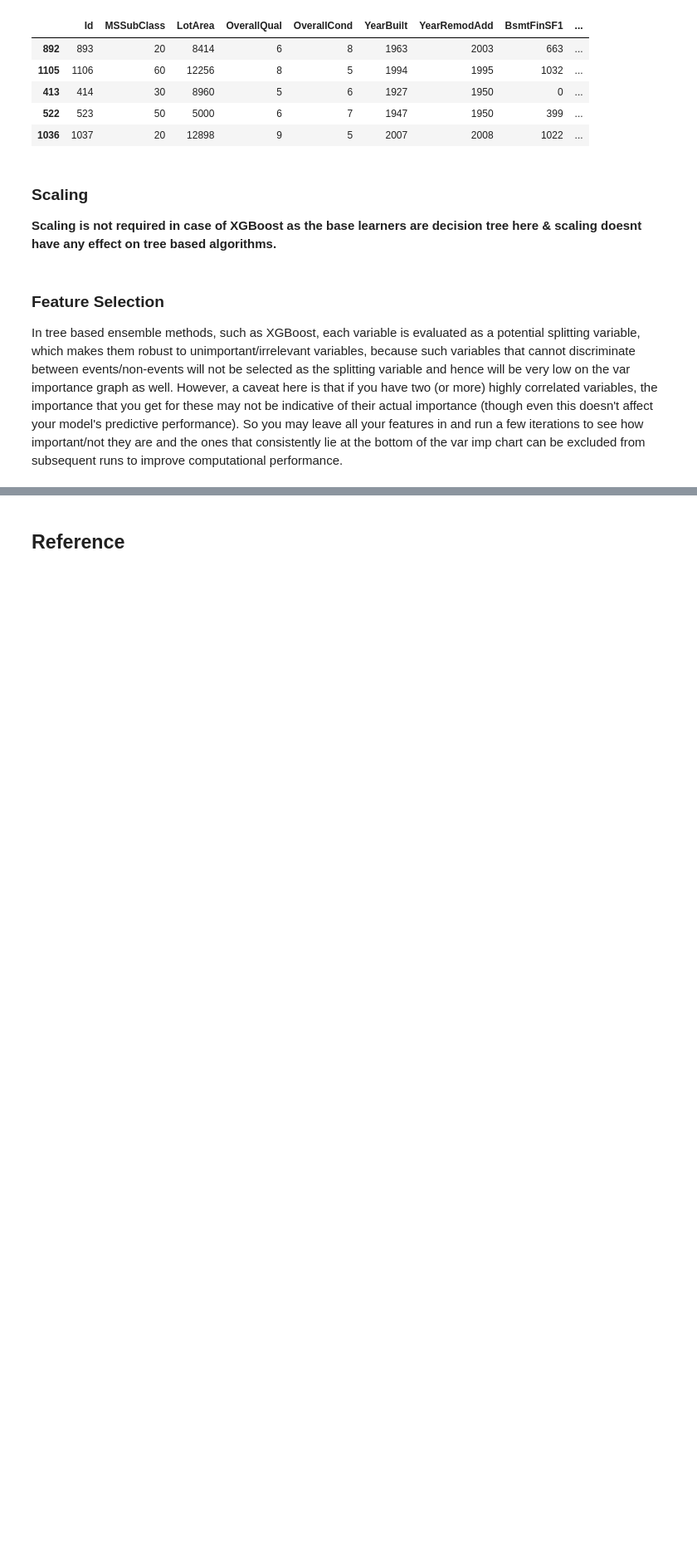
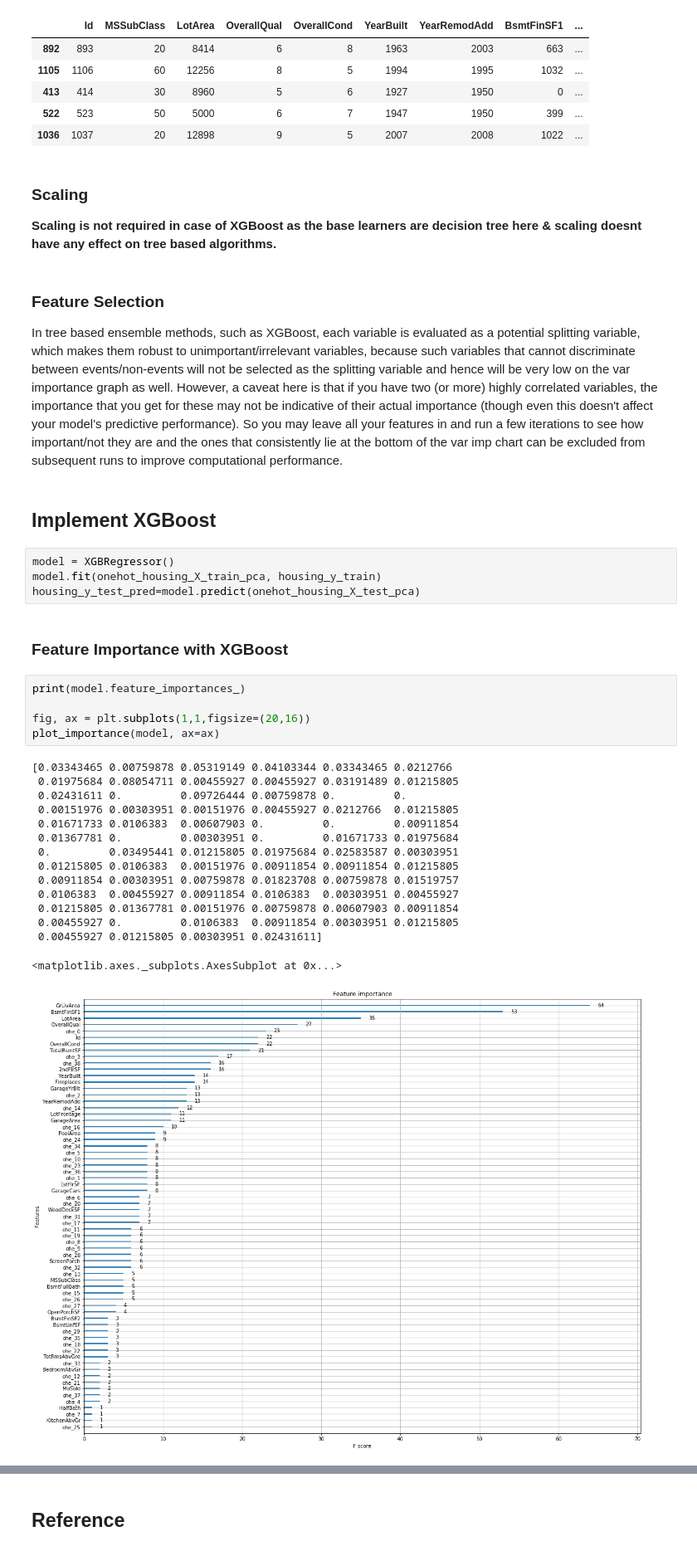
Before and after one commit to SamyaMaiti2012/datascience, a Jupyter notebook: techniques/boosting/xgBoosting.ipynb, the cells around one changed output, grey strips where cells are left out. Shown: that part at 83% size. Drawn from its saved outputs; the diff is of its cells as text; blank space fills up the shorter version.

```diff
--- a/techniques/boosting/xgBoosting.ipynb
+++ b/techniques/boosting/xgBoosting.ipynb
@@ -610,3 +643,32 @@ __Scaling is not required in case of XGBoost as the base learners are decision t
 # %% [markdown]
 ### Feature Selection
 In tree based ensemble methods, such as XGBoost, each variable is evaluated as a potential splitting variable, which makes them robust to unimportant/irrelevant variables, because such variables that cannot discriminate between events/non-events will not be selected as the splitting variable and hence will be very low on the var importance graph as well. However, a caveat here is that if you have two (or more) highly correlated variables, the importance that you get for these may not be indicative of their actual importance (though even this doesn't affect your model's predictive performance). So you may leave all your features in and run a few iterations to see how important/not they are and the ones that consistently lie at the bottom of the var imp chart can be excluded from subsequent runs to improve computational performance.
+# %% [markdown]
+## Implement XGBoost
+# %%
+model = XGBRegressor()
+model.fit(onehot_housing_X_train_pca, housing_y_train)
+housing_y_test_pred=model.predict(onehot_housing_X_test_pca)
+# %% [markdown]
+### Feature Importance with XGBoost
+# %%
+print(model.feature_importances_)
+
+fig, ax = plt.subplots(1,1,figsize=(20,16))
+plot_importance(model, ax=ax)
+# %% [output]
+[0.03343465 0.00759878 0.05319149 0.04103344 0.03343465 0.0212766
+ 0.01975684 0.08054711 0.00455927 0.00455927 0.03191489 0.01215805
+ 0.02431611 0.         0.09726444 0.00759878 0.         0.
+ 0.00151976 0.00303951 0.00151976 0.00455927 0.0212766  0.01215805
+ 0.01671733 0.0106383  0.00607903 0.         0.         0.00911854
+ 0.01367781 0.         0.00303951 0.         0.01671733 0.01975684
+ 0.         0.03495441 0.01215805 0.01975684 0.02583587 0.00303951
+ 0.01215805 0.0106383  0.00151976 0.00911854 0.00911854 0.01215805
+ 0.00911854 0.00303951 0.00759878 0.01823708 0.00759878 0.01519757
+ 0.0106383  0.00455927 0.00911854 0.0106383  0.00303951 0.00455927
+ 0.01215805 0.01367781 0.00151976 0.00759878 0.00607903 0.00911854
+ 0.00455927 0.         0.0106383  0.00911854 0.00303951 0.01215805
+ 0.00455927 0.01215805 0.00303951 0.02431611]
+<matplotlib.axes._subplots.AxesSubplot at 0x...>
+[figure, added]
```
Also changed, not shown: parts of 29 cells of this notebook.
